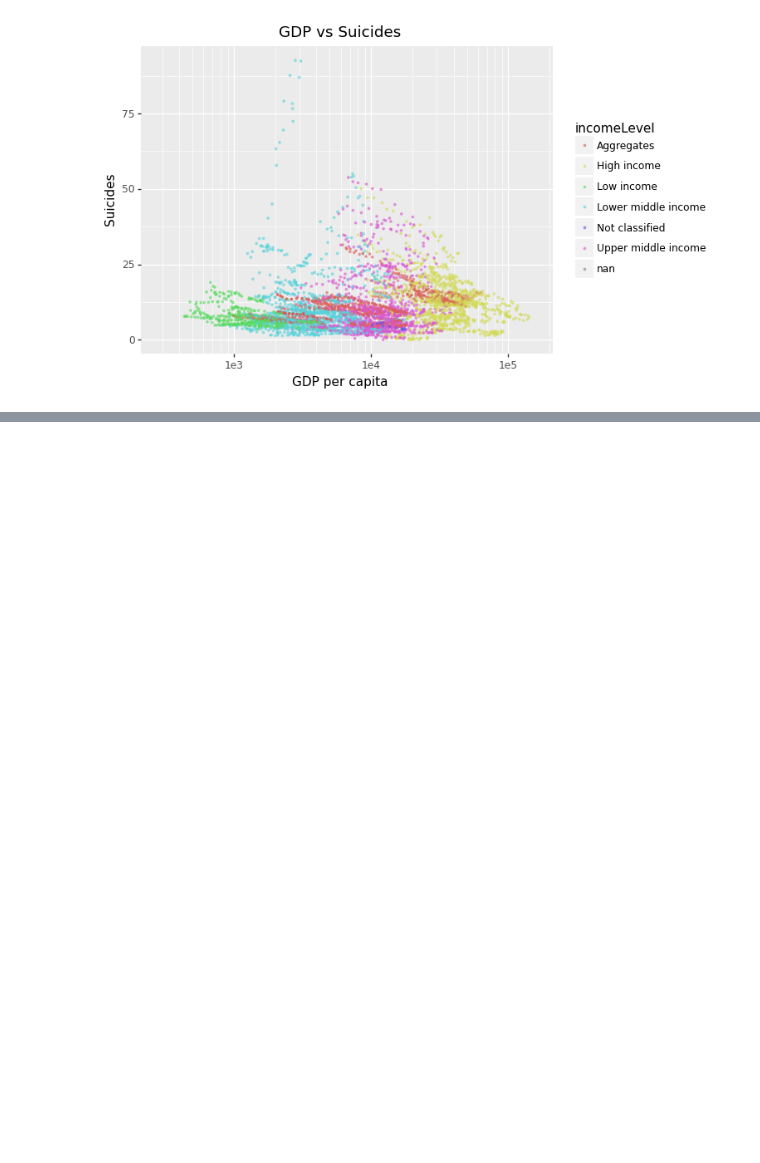
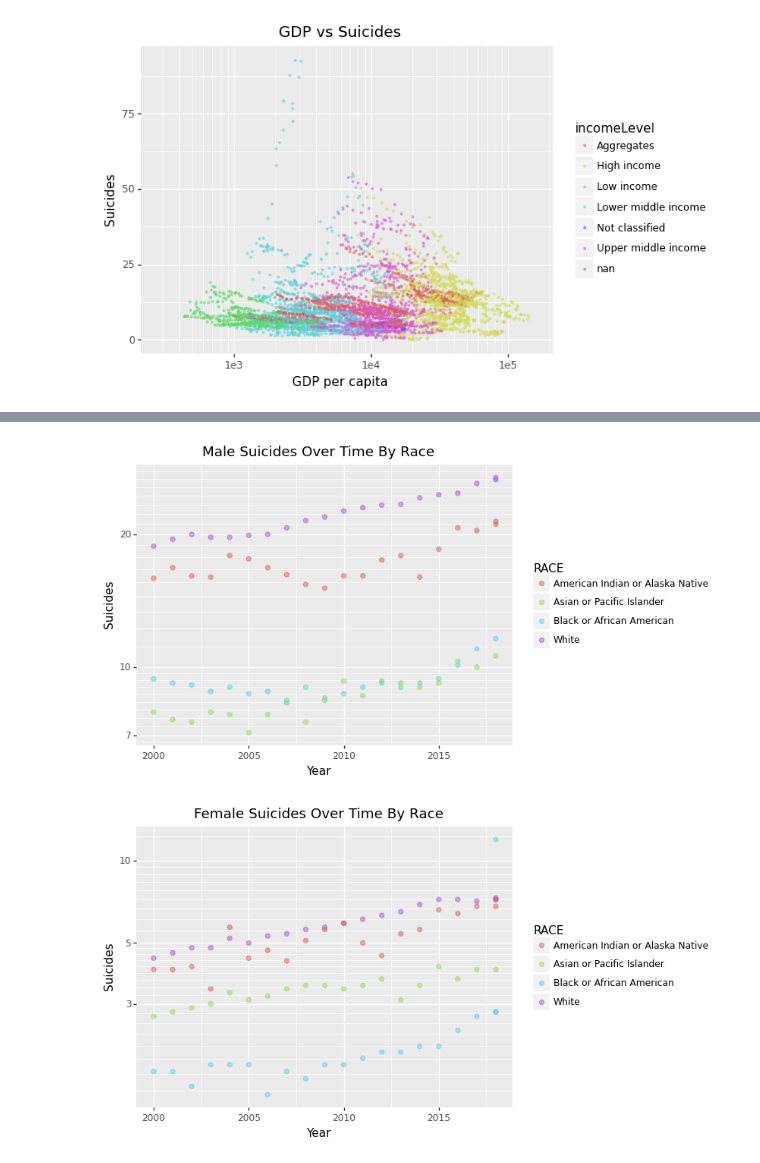
Before and after one commit to wadoodbutt/wadoodbutt.github.io, a Jupyter notebook: final_tutorial.ipynb, the cells around one changed output, grey strips where cells are left out. Saved outputs shown, nothing was run; the diff lists cells and outputs as text; code cells hidden in the pictures; blank space fills up the shorter version.

```diff
--- a/final_tutorial.ipynb
+++ b/final_tutorial.ipynb
@@ -211,0 +266,19 @@ print(splot)
+# %%
+splot = ggplot(data[(data['YEAR'] >= 2000) & (data['UNIT_NUM'] == 2) & (data['AGE'] == 'All ages') & (data['RACE'] != 'All race') & (data['SEX'] == 'Male') & (data['ETHNICITY'] == 'All ethnicity')], aes(x='YEAR', y='ESTIMATE', color='RACE')) +\
+    geom_point(size=2, alpha=0.5) +\
+    labs(title="Male Suicides Over Time By Race",
+         x = "Year",
+         y = "Suicides") + scale_y_log10()
+
+print(splot)
+
+splot = ggplot(data[(data['YEAR'] >= 2000) & (data['UNIT_NUM'] == 2) & (data['AGE'] == 'All ages') & (data['RACE'] != 'All race') & (data['SEX'] == 'Female') & (data['ETHNICITY'] == 'All ethnicity')], aes(x='YEAR', y='ESTIMATE', color='RACE')) +\
+    geom_point(size=2, alpha=0.5) +\
+    labs(title="Female Suicides Over Time By Race",
+         x = "Year",
+         y = "Suicides") + scale_y_log10()
+
+print(splot)
+# %% [output]
+[figure, added]
+[figure, added]
```
Also changed, not shown: parts of 7 cells of this notebook.
